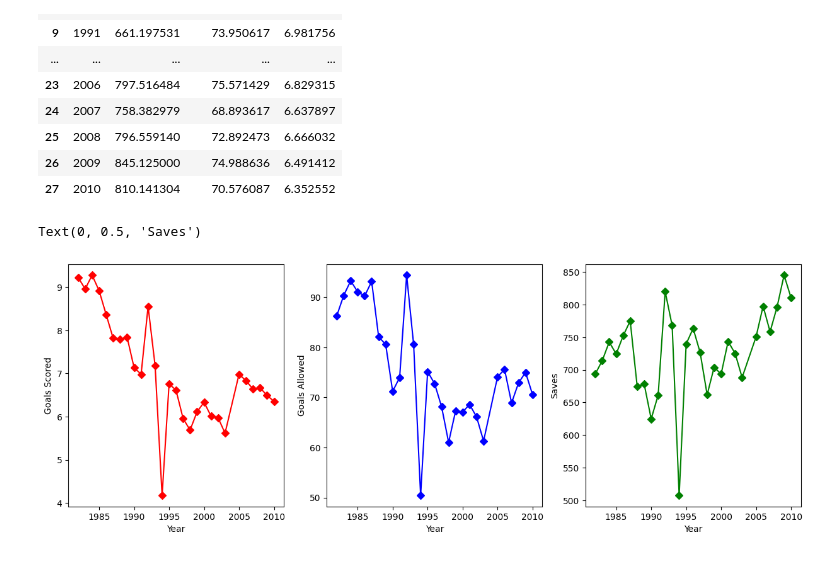
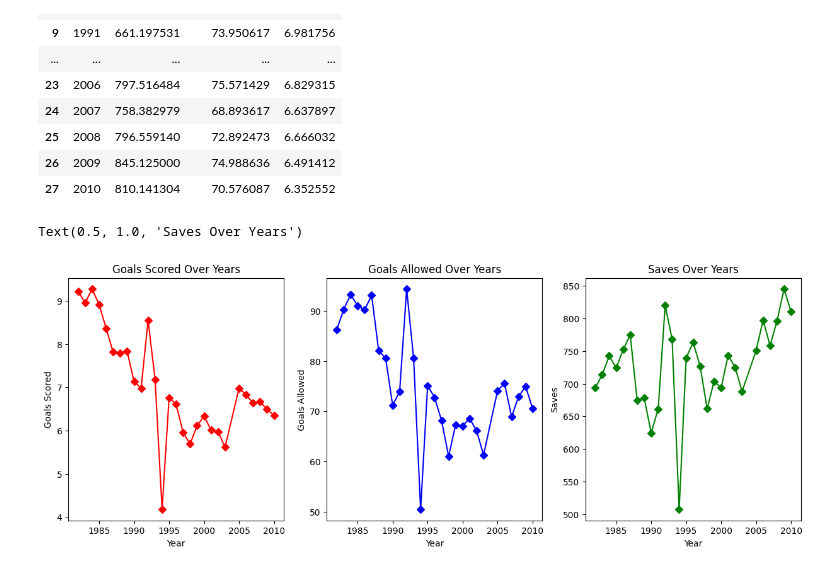
Before and after one commit to samwallach7/Project1-DELTS, a Jupyter notebook: project_1.ipynb, the cells around one changed output. Cells and saved outputs as stored; diff of their text form; code cells hidden in the pictures.

```diff
--- a/project_1.ipynb
+++ b/project_1.ipynb
@@ -197,18 +197,23 @@ avg_player_stats
 | 26 | 2009 | 845.125000 | 74.988636 | 6.491412 |
 | 27 | 2010 | 810.141304 | 70.576087 | 6.352552 |
 # %%
+#create a 3 subplots using the avg player data
 fix, (ax1, ax2, ax3) = plt.subplots(1,3, figsize = (15,5))
 ax1.plot(avg_player_stats['Year'], avg_player_stats['Goals'], color= 'red', marker='D' )
 ax1.set_xlabel('Year')
 ax1.set_ylabel('Goals Scored')
+ax1.set_title('Goals Scored Over Years')
 
 ax2.plot(avg_player_stats['Year'], avg_player_stats['Goals Allowed'], color='blue', marker='D')
 ax2.set_xlabel('Year')
 ax2.set_ylabel('Goals Allowed')
+ax2.set_title('Goals Allowed Over Years')
+
 
 ax3.plot(avg_player_stats['Year'], avg_player_stats['Saves'], color='green', marker='D')
 ax3.set_xlabel('Year')
 ax3.set_ylabel('Saves')
+ax3.set_title('Saves Over Years')
 # %% [output]
-Text(0, 0.5, 'Saves')
+Text(0.5, 1.0, 'Saves Over Years')
-[figure, old version]
+[figure, new version]
```
